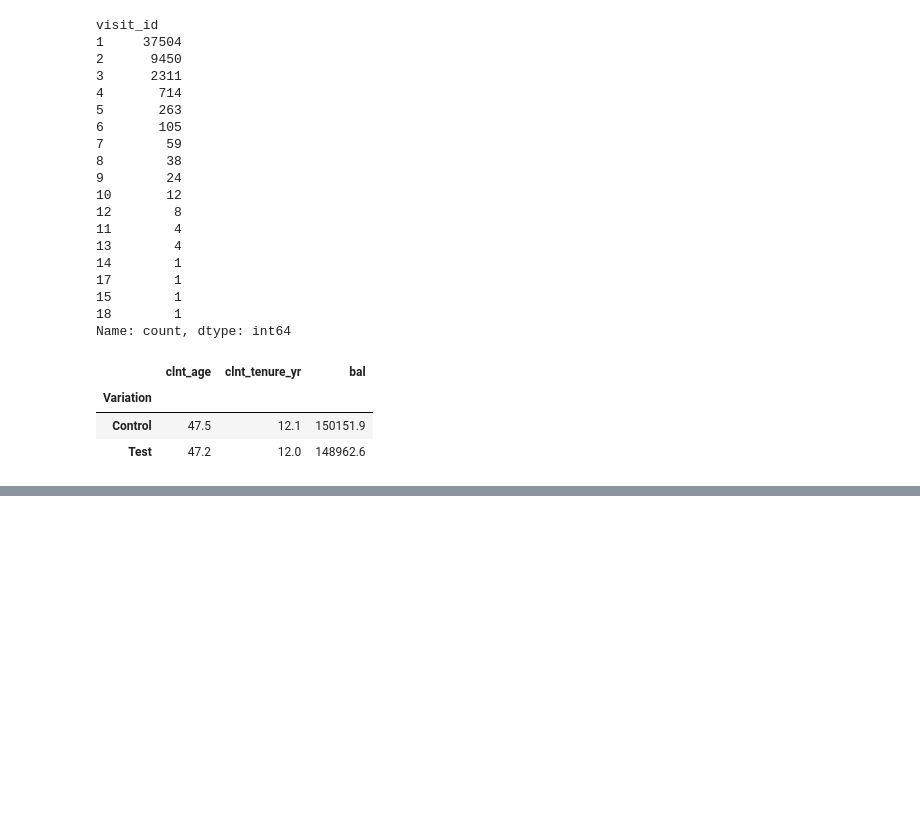
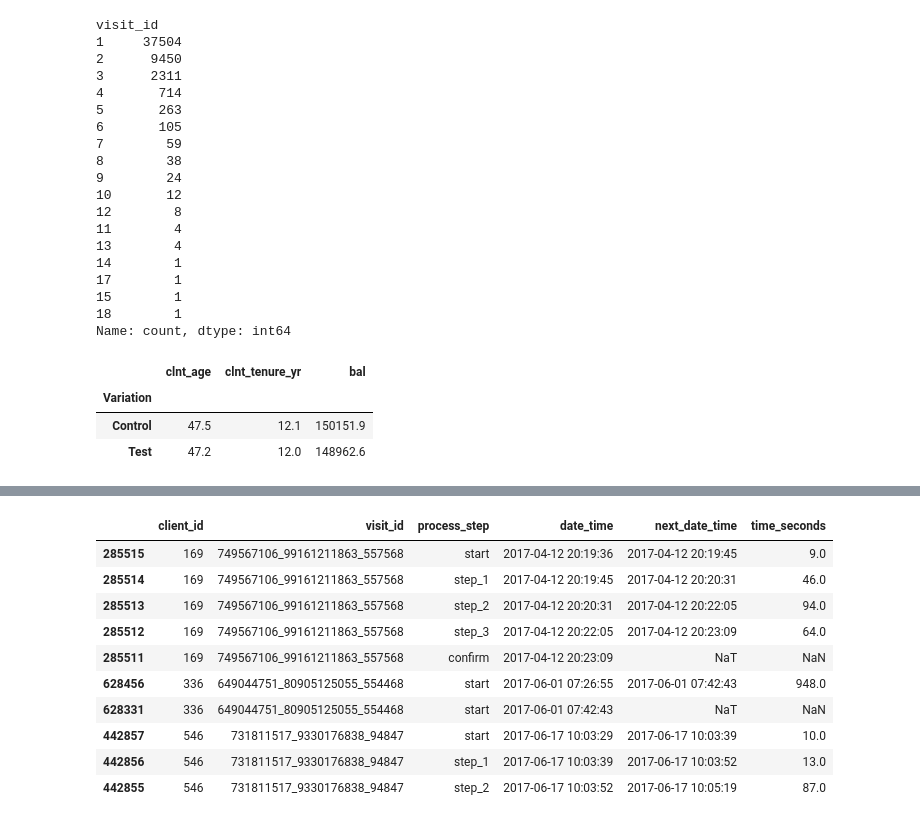
Before and after one commit to JovZiv/vanguard-ab-test-project2, a Jupyter notebook: vanguard-ab-test.ipynb, the cells around one changed output, grey strips where cells are left out. Cells and saved outputs as stored; diff of their text form; code cells hidden in the pictures; blank space fills up the shorter version.

Commit message:
Added KPIs time spent each step

```diff
--- a/vanguard-ab-test.ipynb
+++ b/vanguard-ab-test.ipynb
@@ -320,0 +371,9 @@ clients.to_csv('df_clients.csv', index=False)
+# %%
+# Create a copy so we don't modify the original web activity dataset
+df_time = df_web.copy()
+
+# Sort events chronologically within each client's visit
+df_time = df_time.sort_values(by=["client_id", "visit_id", "date_time"])
+
+# Display the first rows to check the chronological order
+display(df_time.head(10))
@@ -320,0 +398,36 @@ clients.to_csv('df_clients.csv', index=False)
+# %%
+# Group events by client and visit, then find the next event timestamp
+df_time["next_date_time"] = df_time.groupby(["client_id", "visit_id"])[
+    "date_time"
+].shift(-1)
+
+# Calculate the time in seconds between each event and the next one
+df_time["time_seconds"] = (
+    df_time["next_date_time"] - df_time["date_time"]
+).dt.total_seconds()
+
+# Display the events and their calculated time differences
+display(
+    df_time[
+        [
+            "client_id",
+            "visit_id",
+            "process_step",
+            "date_time",
+            "next_date_time",
+            "time_seconds",
+        ]
+    ].head(10)
+)
+# %% [output]
+|  | client_id | visit_id | process_step | date_time | next_date_time | time_seconds |
+| 285515 | 169 | 749567106_99161211863_557568 | start | 2017-04-12 20:19:36 | 2017-04-12 20:19:45 | 9.0 |
+| 285514 | 169 | 749567106_99161211863_557568 | step_1 | 2017-04-12 20:19:45 | 2017-04-12 20:20:31 | 46.0 |
+| 285513 | 169 | 749567106_99161211863_557568 | step_2 | 2017-04-12 20:20:31 | 2017-04-12 20:22:05 | 94.0 |
+| 285512 | 169 | 749567106_99161211863_557568 | step_3 | 2017-04-12 20:22:05 | 2017-04-12 20:23:09 | 64.0 |
+| 285511 | 169 | 749567106_99161211863_557568 | confirm | 2017-04-12 20:23:09 | NaT | NaN |
+| 628456 | 336 | 649044751_80905125055_554468 | start | 2017-06-01 07:26:55 | 2017-06-01 07:42:43 | 948.0 |
+| 628331 | 336 | 649044751_80905125055_554468 | start | 2017-06-01 07:42:43 | NaT | NaN |
+| 442857 | 546 | 731811517_9330176838_94847 | start | 2017-06-17 10:03:29 | 2017-06-17 10:03:39 | 10.0 |
+| 442856 | 546 | 731811517_9330176838_94847 | step_1 | 2017-06-17 10:03:39 | 2017-06-17 10:03:52 | 13.0 |
+| 442855 | 546 | 731811517_9330176838_94847 | step_2 | 2017-06-17 10:03:52 | 2017-06-17 10:05:19 | 87.0 |
```
Also changed, not shown: parts of 36 cells of this notebook.
